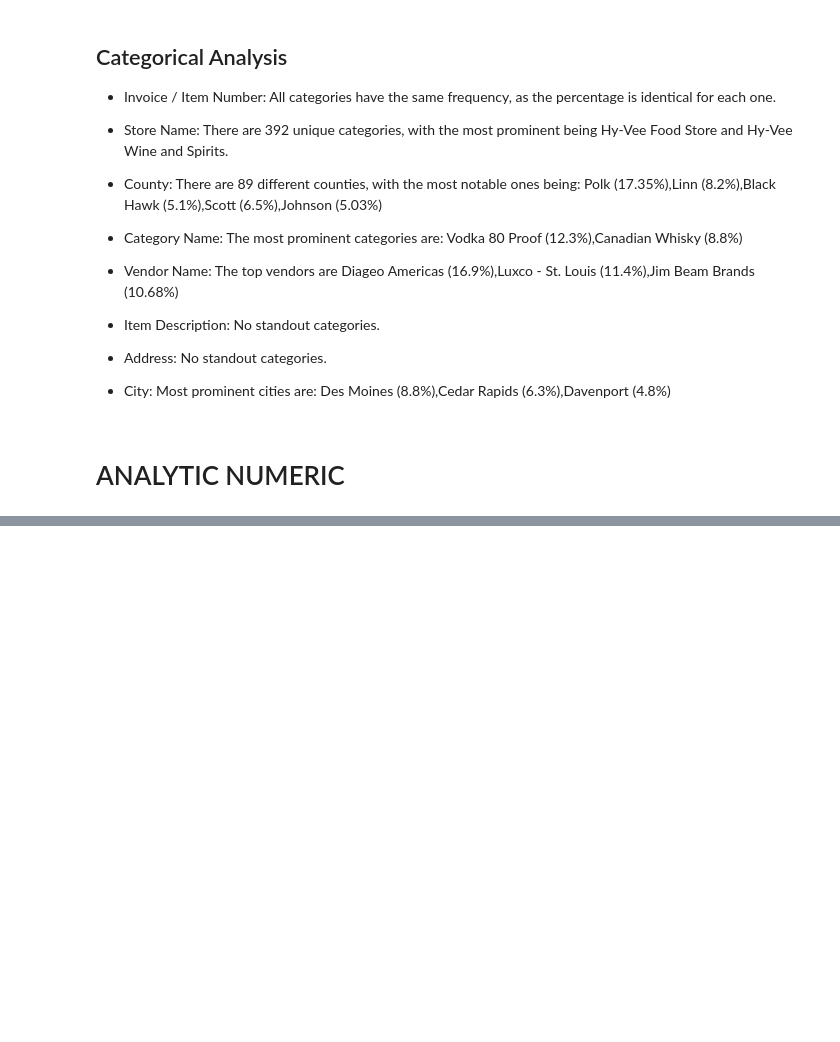
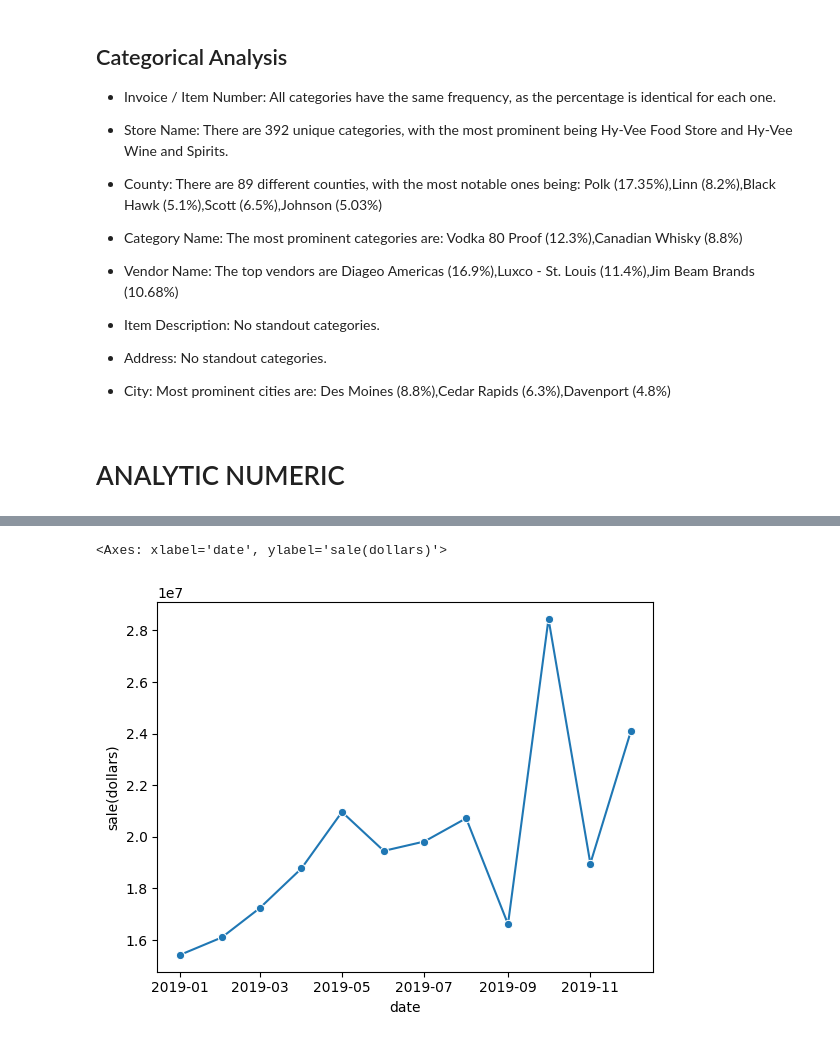
Before and after one commit to ivactcat/Sales_analytic, a Jupyter notebook: jupyter/analytic.ipynb, the cells around one changed output, grey strips where cells are left out. Saved outputs shown, nothing was run; the diff lists cells and outputs as text; code cells hidden in the pictures; blank space fills up the shorter version.

```diff
--- a/jupyter/analytic.ipynb
+++ b/jupyter/analytic.ipynb
@@ -170,0 +238,5 @@ plt.show()  # Mostrar los gráficos
+# %%
+sns.lineplot(x = "date", y = "sale(dollars)", data = df_data_sales_profit, marker = "o")
+# %% [output]
+<Axes: xlabel='date', ylabel='sale(dollars)'>
+[figure, added]
```
Also changed, not shown: parts of 48 cells of this notebook, 1 other file.
